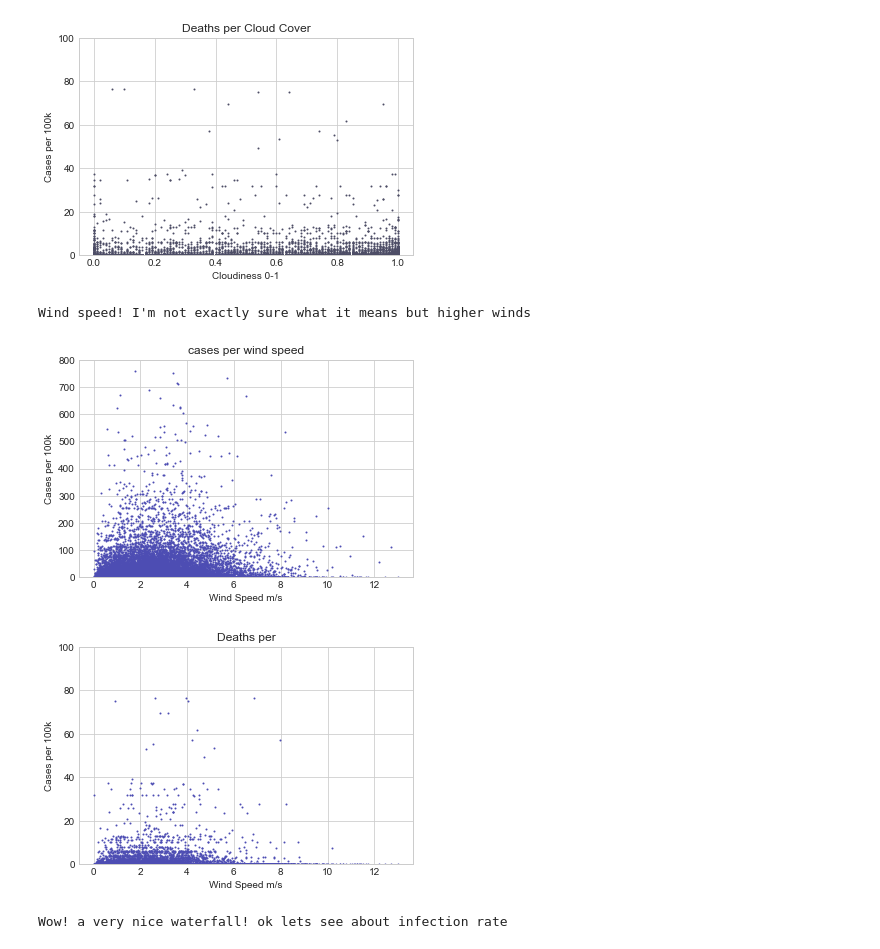
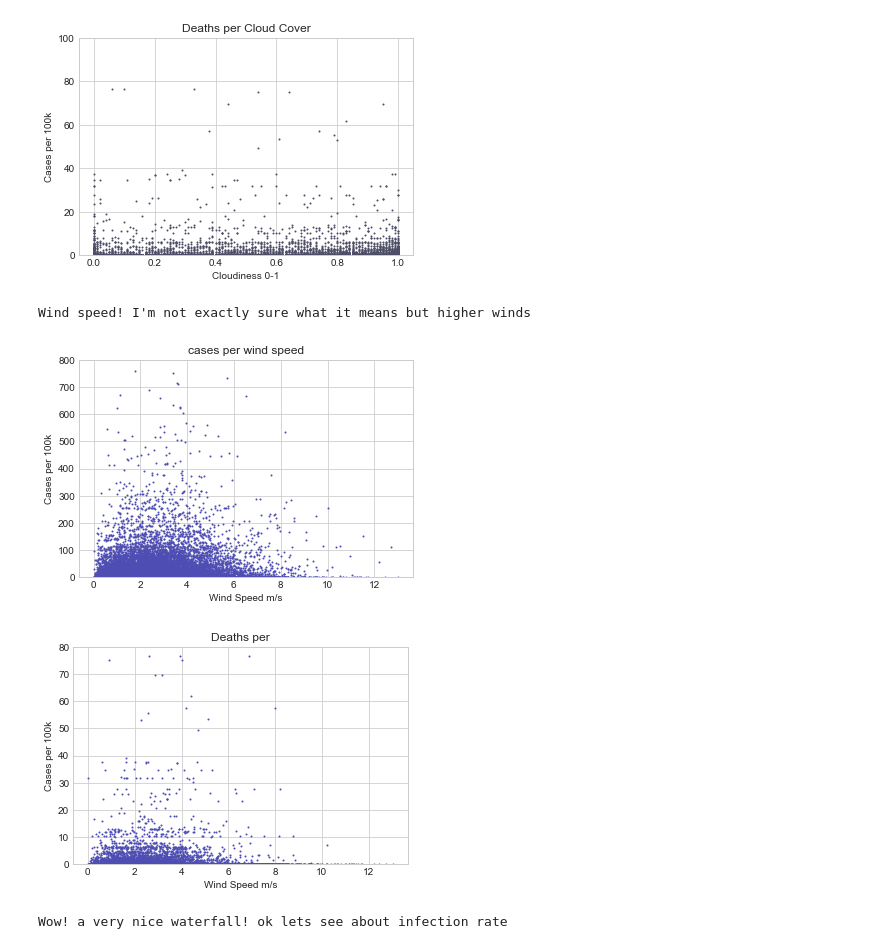
Before and after one commit to pkriger/project-01, a Jupyter notebook: Weather_Analysis - copy PK.ipynb, the cells around one changed output. Cells and saved outputs as stored; diff of their text form; code cells hidden in the pictures.

Commit message:
more plot adjustment

```diff
--- a/Weather_Analysis - copy PK.ipynb
+++ b/Weather_Analysis - copy PK.ipynb
@@ -174,25 +174,26 @@ I kind of want this one on my wall
 # %%
 plt.scatter(weather_df['wind_speed'],weather_df['new_cases_per_100k'],s=1,color=[.3, 0.3, 0.7])
 plt.title("cases per wind speed")
 plt.xlabel("Wind Speed m/s")
 plt.ylabel("Cases per 100k")
 plt.ylim(0,800)
 plt.savefig('Plots/Weather/wind_cases.png')
 print("""Wind speed! I'm not exactly sure what it means but higher winds""")
 plt.show()
 
 
 plt.scatter(weather_df['wind_speed'],weather_df['new_deaths_per_100k'],s=1,color=[.3, 0.3, 0.7])
 plt.title("Deaths per")
 plt.xlabel("Wind Speed m/s")
 plt.ylabel("Cases per 100k")
-plt.ylim(0,100)
+plt.ylim(0,80)
+plt.savefig('Plots/Weather/wind_death.png')
 print("""""")
 plt.show()
 # %% [output]
 Wind speed! I'm not exactly sure what it means but higher winds
 [figure]
-[figure, old version]
+[figure, new version]
 # %%
 prec_death = plt.scatter(weather_df['total_precipitation'],
             weather_df['new_deaths_per_100k'],s=1,color=(0, 0.5, .7))
```
Also changed, not shown: 1 other file.
